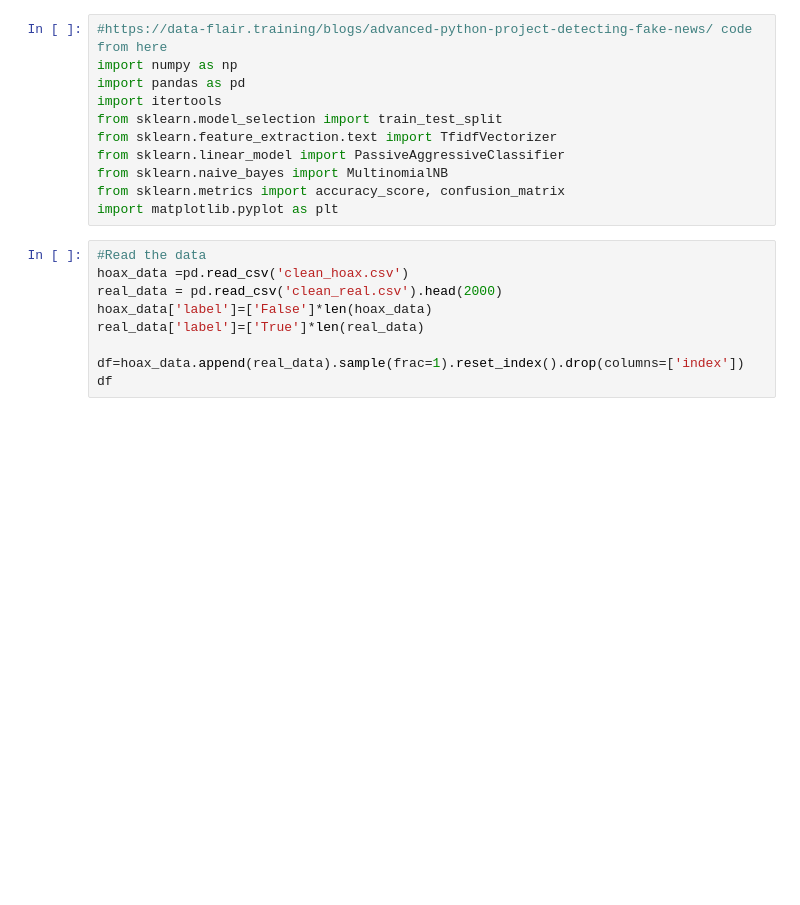
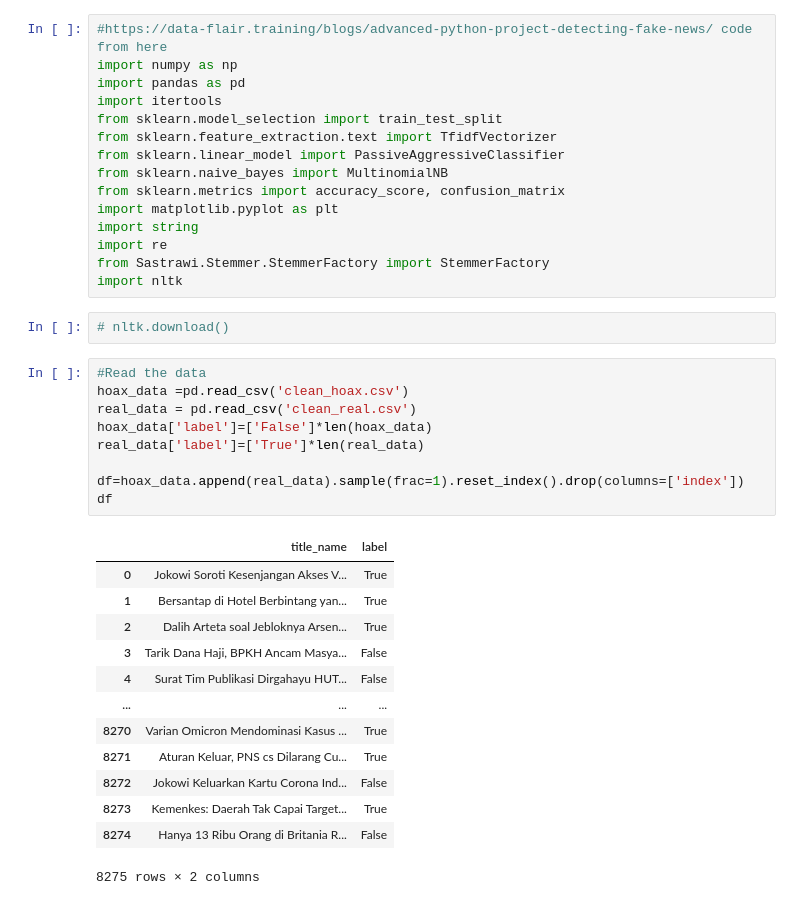
Before and after one commit to digaji/pembasmi-hoaks, a Jupyter notebook: passiveagressiveclassifier.ipynb, the cells around one changed output. Saved outputs shown, nothing was run; the diff lists cells and outputs as text; blank space fills up the shorter version.

```diff
--- a/passiveagressiveclassifier.ipynb
+++ b/passiveagressiveclassifier.ipynb
@@ -9,12 +9,32 @@ from sklearn.linear_model import PassiveAggressiveClassifier
 from sklearn.naive_bayes import MultinomialNB
 from sklearn.metrics import accuracy_score, confusion_matrix
 import matplotlib.pyplot as plt
+import string
+import re
+from Sastrawi.Stemmer.StemmerFactory import StemmerFactory
+import nltk
+# %%
+# nltk.download()
 # %%
 #Read the data
 hoax_data =pd.read_csv('clean_hoax.csv')
-real_data = pd.read_csv('clean_real.csv').head(2000)
+real_data = pd.read_csv('clean_real.csv')
 hoax_data['label']=['False']*len(hoax_data)
 real_data['label']=['True']*len(real_data)
 
 df=hoax_data.append(real_data).sample(frac=1).reset_index().drop(columns=['index'])
 df
+# %% [output]
+|  | title_name | label |
+| 0 | Jokowi Soroti Kesenjangan Akses V... | True |
+| 1 | Bersantap di Hotel Berbintang yan... | True |
+| 2 | Dalih Arteta soal Jebloknya Arsen... | True |
+| 3 | Tarik Dana Haji, BPKH Ancam Masya... | False |
+| 4 | Surat Tim Publikasi Dirgahayu HUT... | False |
+| ... | ... | ... |
+| 8270 | Varian Omicron Mendominasi Kasus ... | True |
+| 8271 | Aturan Keluar, PNS cs Dilarang Cu... | True |
+| 8272 | Jokowi Keluarkan Kartu Corona Ind... | False |
+| 8273 | Kemenkes: Daerah Tak Capai Target... | True |
+| 8274 | Hanya 13 Ribu Orang di Britania R... | False |
+8275 rows × 2 columns
```
Also changed, not shown: parts of 15 cells of this notebook, 2 other files.
